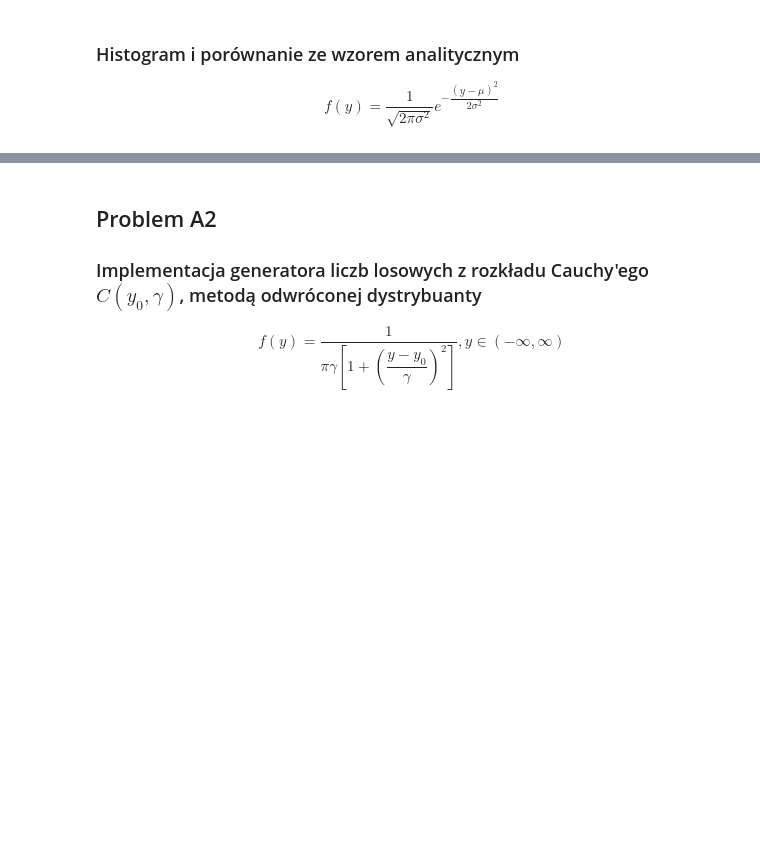
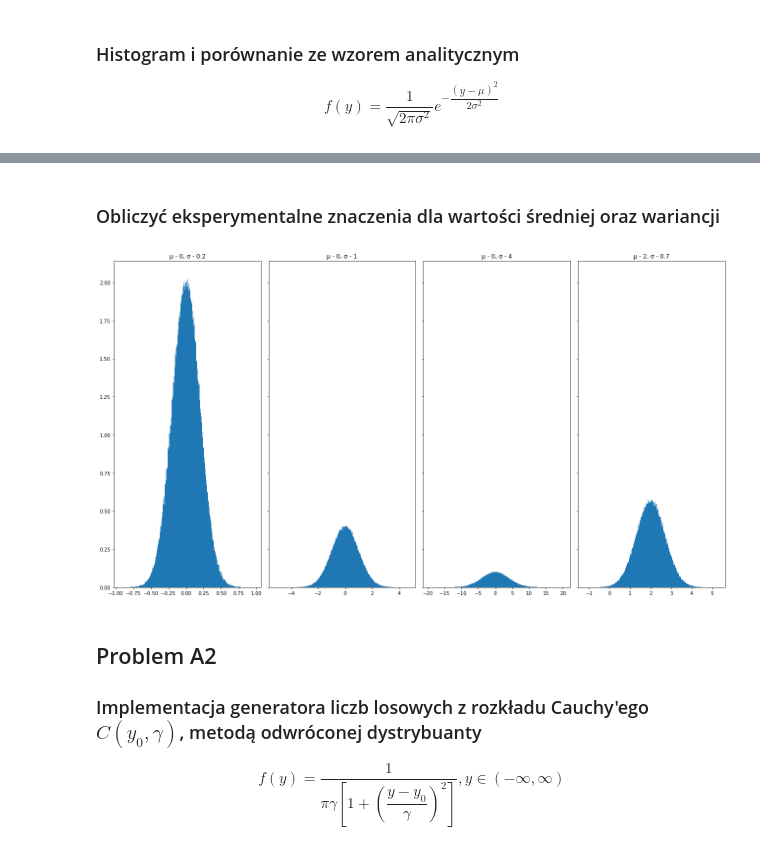
Before and after one commit to ulmii/statistical-methods, a Jupyter notebook: 1.ipynb, the cells around one changed output, grey strips where cells are left out. Cells and saved outputs as stored; diff of their text form; code cells hidden in the pictures; blank space fills up the shorter version.

```diff
--- a/1.ipynb
+++ b/1.ipynb
@@ -54,3 +58,24 @@ plt.show()
+# %% [markdown]
+### Obliczyć eksperymentalne znaczenia dla wartości średniej oraz wariancji
+# %%
+class Arg:
+    def __init__(self, mu, sigma):
+        self.mu = mu
+        self.sigma = sigma
+
+def plot_polar_args(args: list):
+    fig, axs = plt.subplots(1, len(args), sharey=True, tight_layout=True)
+    fig.set_size_inches(18, 10, forward=True)
+
+    for i, arg in enumerate(args):
+        axs[i].hist(run_method(N, polar, arg.mu, arg.sigma), density=True, bins=bins)
+        axs[i].title.set_text(f'μ - {arg.mu}, σ - {arg.sigma}')
+
+    plt.show()
+
+plot_polar_args([Arg(0, 0.2), Arg(0, 1), Arg(0, 4), Arg(2, 0.7)])
+# %% [output]
+[figure, added]
 # %% [markdown]
 ## Problem A2
 
```
Also changed, not shown: parts of 32 cells of this notebook.
